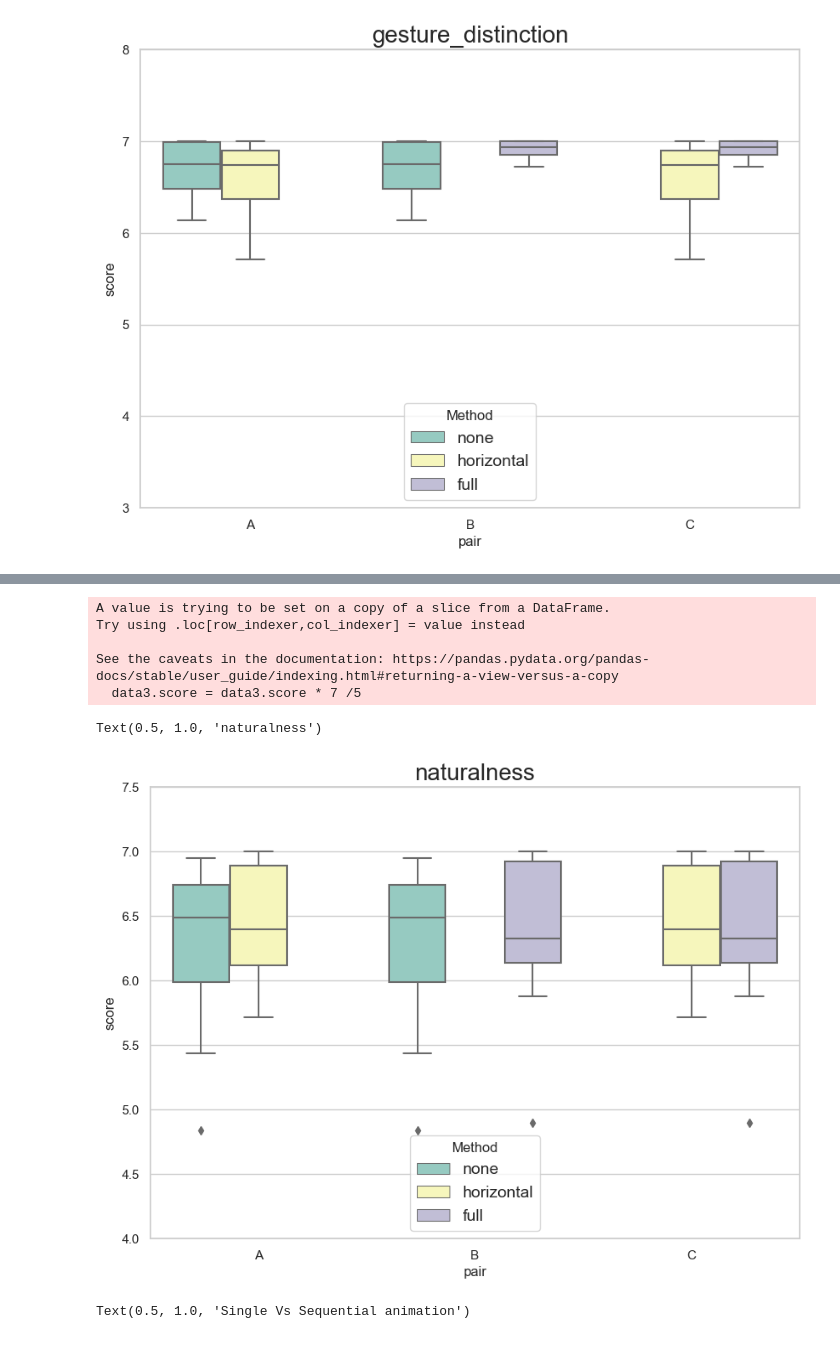
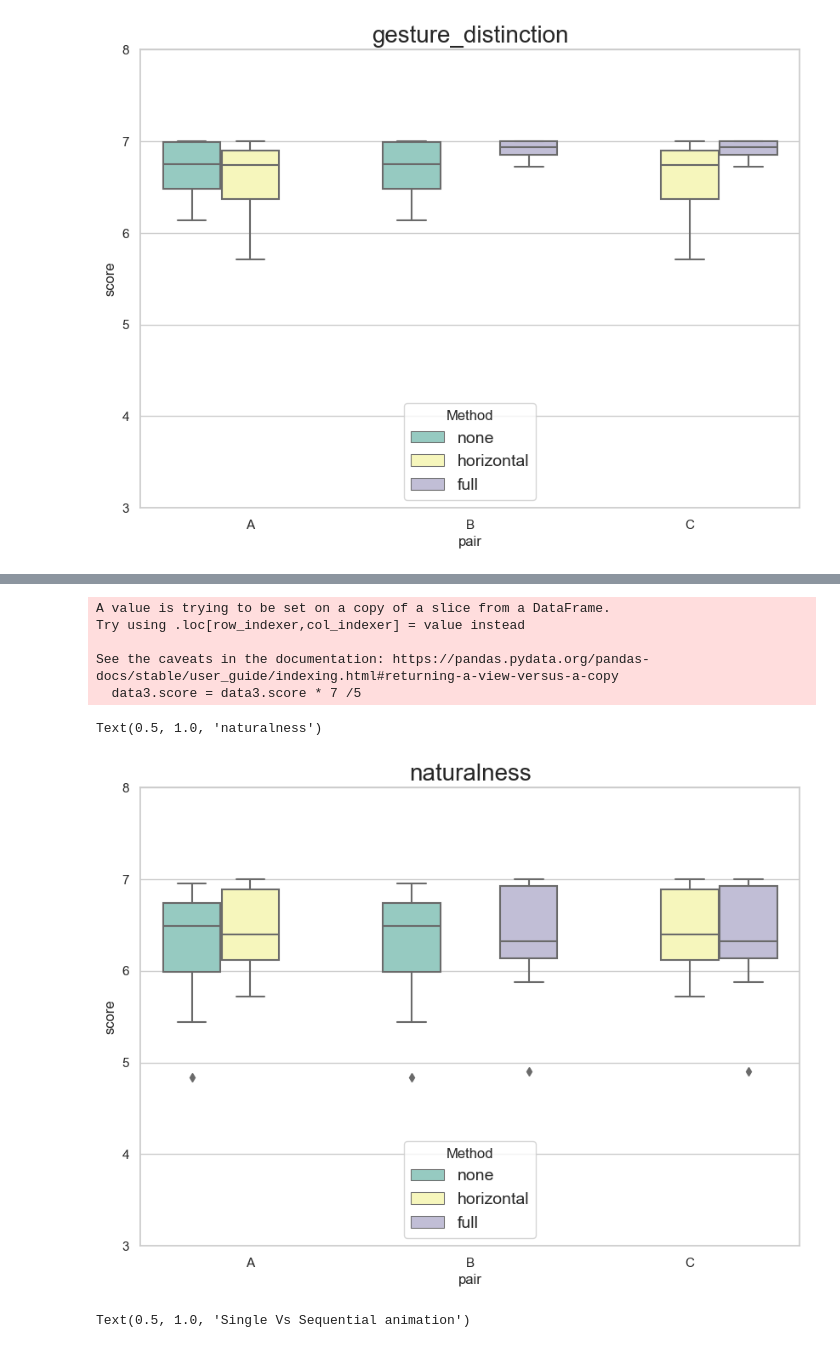
Before and after one commit to gitscade/stats, a Jupyter notebook: gesture/01_stats.ipynb, the cells around one changed output, grey strips where cells are left out. Drawn from its saved outputs; the diff is of its cells as text; code cells hidden in the pictures.

```diff
--- a/gesture/01_stats.ipynb
+++ b/gesture/01_stats.ipynb
@@ -89,22 +95,22 @@ Text(0.5, 1.0, 'target_distinction')
 # %%
 # # naturalness (m1,m2) (m1,m3) (m2,m3)
 data3 = file_method_grouping.loc[file_method_grouping['plot'] == 'naturalness']
 data3.score = data3.score * 7 /5
 fig3 = plt.figure(figsize = (10,7))
-plt.ylim(4, 7.5)
+plt.ylim(3, 8)
 sns.set(style="ticks", palette='Set3')
 sns.set_style("whitegrid")
 sns.boxplot(x='pair', y='score', hue='method', data=data3)
 plt.legend(loc='lower center', title="Method", fontsize= 14)
 plt.title('naturalness',fontdict = {'fontsize' : 20})
 # %% [output]
 A value is trying to be set on a copy of a slice from a DataFrame.
 Try using .loc[row_indexer,col_indexer] = value instead
 
 See the caveats in the documentation: https://pandas.pydata.org/pandas-docs/stable/user_guide/indexing.html#returning-a-view-versus-a-copy
   data3.score = data3.score * 7 /5
 Text(0.5, 1.0, 'naturalness')
-[figure, old version]
+[figure, new version]
 # %%
 #------------B: group-friedman-----------------
 # gesture (g1, g2), target (g1, g2), naturalness (g1, g2)
```
Also changed, not shown: parts of 6 cells of this notebook.
